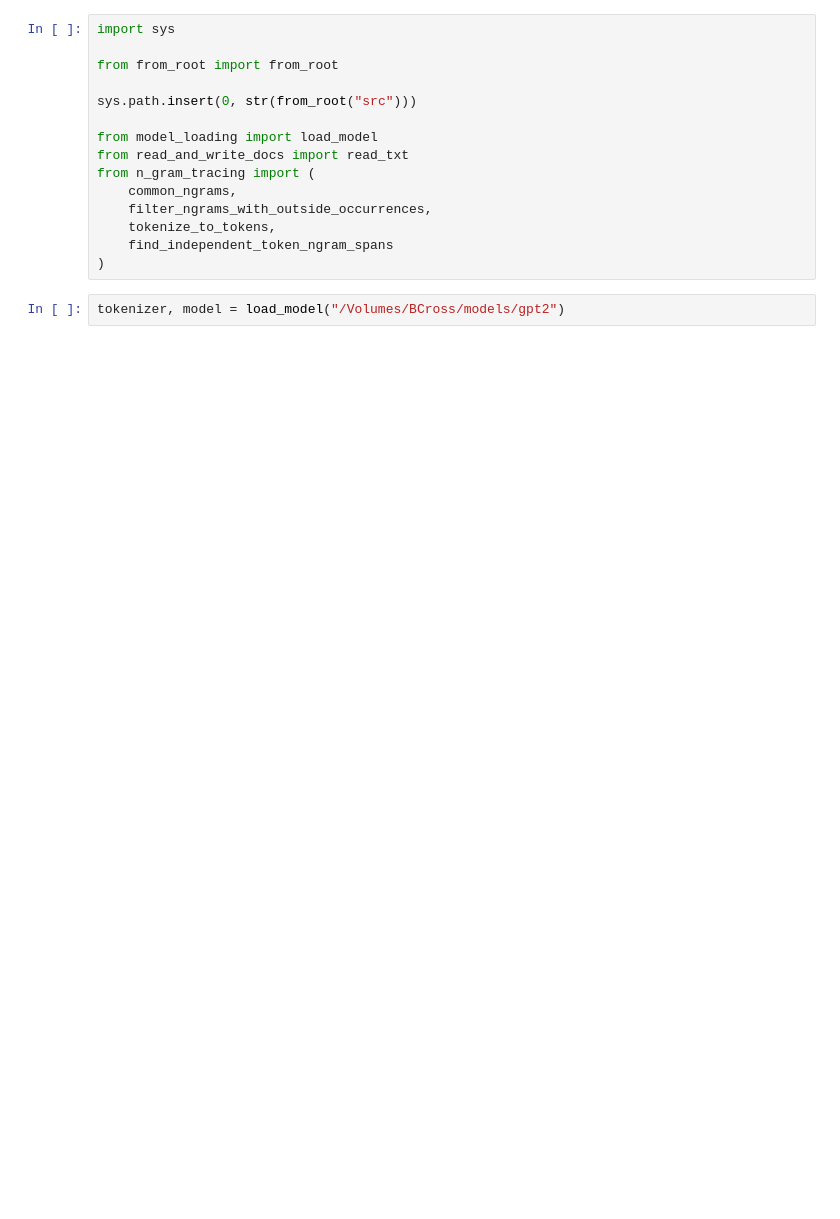
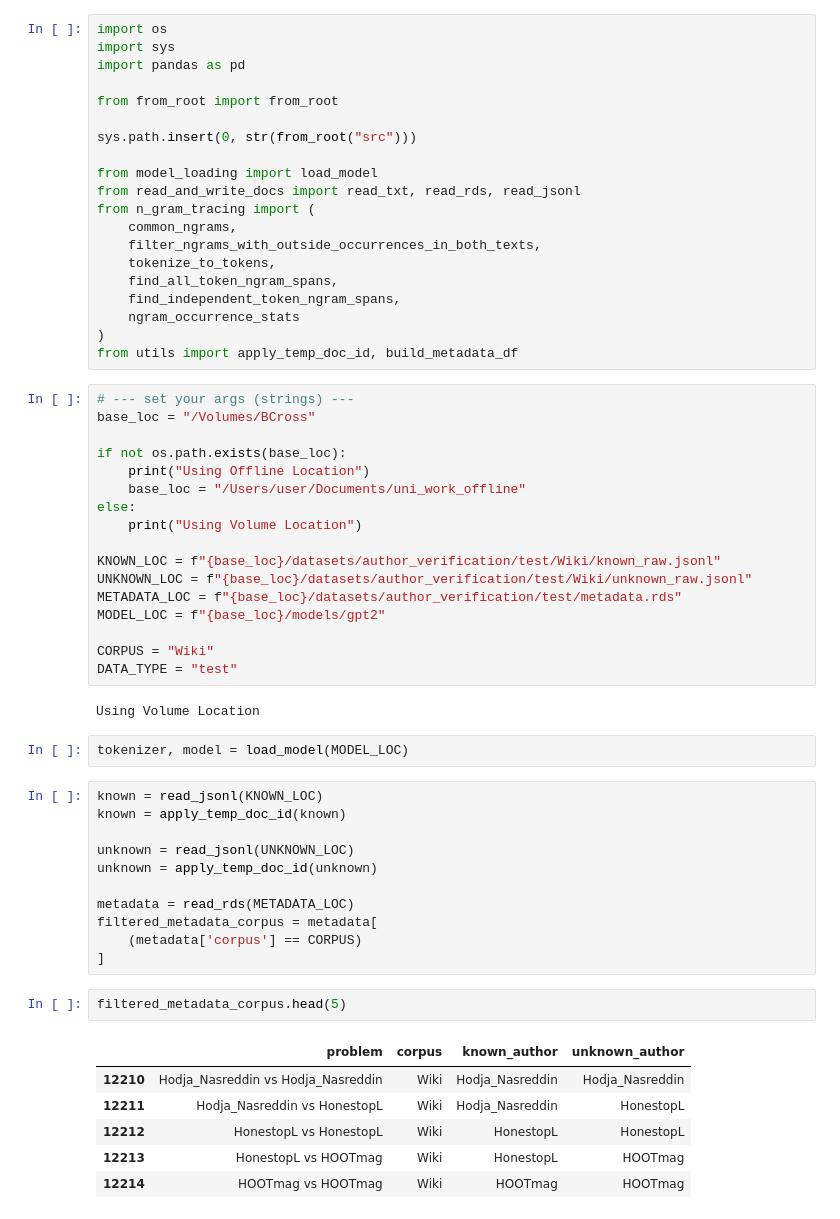
Before and after one commit to BenJCross1995/n-gram-av-methods, a Jupyter notebook: notebooks/testing/n-gram-tracing-subgrams.ipynb, the cells around one changed output. Cells and saved outputs as stored; diff of their text form; blank space fills up the shorter version.

```diff
--- a/notebooks/testing/n-gram-tracing-subgrams.ipynb
+++ b/notebooks/testing/n-gram-tracing-subgrams.ipynb
@@ -1,17 +1,61 @@
 # %%
+import os
 import sys
+import pandas as pd
 
 from from_root import from_root
 
 sys.path.insert(0, str(from_root("src")))
 
 from model_loading import load_model
-from read_and_write_docs import read_txt
+from read_and_write_docs import read_txt, read_rds, read_jsonl
 from n_gram_tracing import (
     common_ngrams,
-    filter_ngrams_with_outside_occurrences,
+    filter_ngrams_with_outside_occurrences_in_both_texts,
     tokenize_to_tokens,
-    find_independent_token_ngram_spans
+    find_all_token_ngram_spans,
+    find_independent_token_ngram_spans,
+    ngram_occurrence_stats
 )
+from utils import apply_temp_doc_id, build_metadata_df
+# %%
+# --- set your args (strings) ---
+base_loc = "/Volumes/BCross"
+
+if not os.path.exists(base_loc):
+    print("Using Offline Location")
+    base_loc = "/Users/user/Documents/uni_work_offline"
+else:
+    print("Using Volume Location")
+
+KNOWN_LOC = f"{base_loc}/datasets/author_verification/test/Wiki/known_raw.jsonl"
+UNKNOWN_LOC = f"{base_loc}/datasets/author_verification/test/Wiki/unknown_raw.jsonl"
+METADATA_LOC = f"{base_loc}/datasets/author_verification/test/metadata.rds"
+MODEL_LOC = f"{base_loc}/models/gpt2"
+
+CORPUS = "Wiki"
+DATA_TYPE = "test"
+# %% [output]
+Using Volume Location
 # %%
-tokenizer, model = load_model("/Volumes/BCross/models/gpt2")
+tokenizer, model = load_model(MODEL_LOC)
+# %%
+known = read_jsonl(KNOWN_LOC)
+known = apply_temp_doc_id(known)
+
+unknown = read_jsonl(UNKNOWN_LOC)
+unknown = apply_temp_doc_id(unknown)
+
+metadata = read_rds(METADATA_LOC)
+filtered_metadata_corpus = metadata[
+    (metadata['corpus'] == CORPUS)
+]
+# %%
+filtered_metadata_corpus.head(5)
+# %% [output]
+|  | problem | corpus | known_author | unknown_author |
+| 12210 | Hodja_Nasreddin vs Hodja_Nasreddin | Wiki | Hodja_Nasreddin | Hodja_Nasreddin |
+| 12211 | Hodja_Nasreddin vs HonestopL | Wiki | Hodja_Nasreddin | HonestopL |
+| 12212 | HonestopL vs HonestopL | Wiki | HonestopL | HonestopL |
+| 12213 | HonestopL vs HOOTmag | Wiki | HonestopL | HOOTmag |
+| 12214 | HOOTmag vs HOOTmag | Wiki | HOOTmag | HOOTmag |
```
Also changed, not shown: parts of 15 cells of this notebook, 3 other files.
